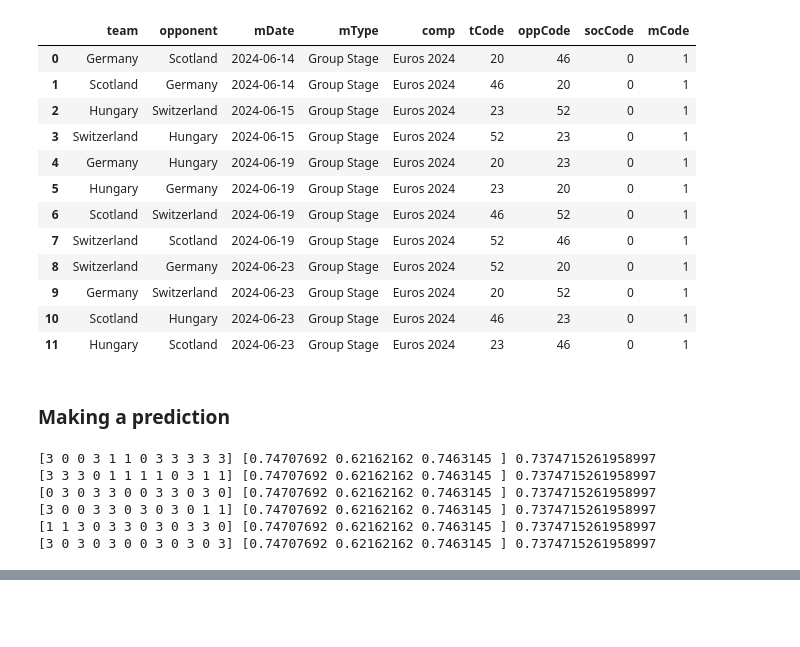
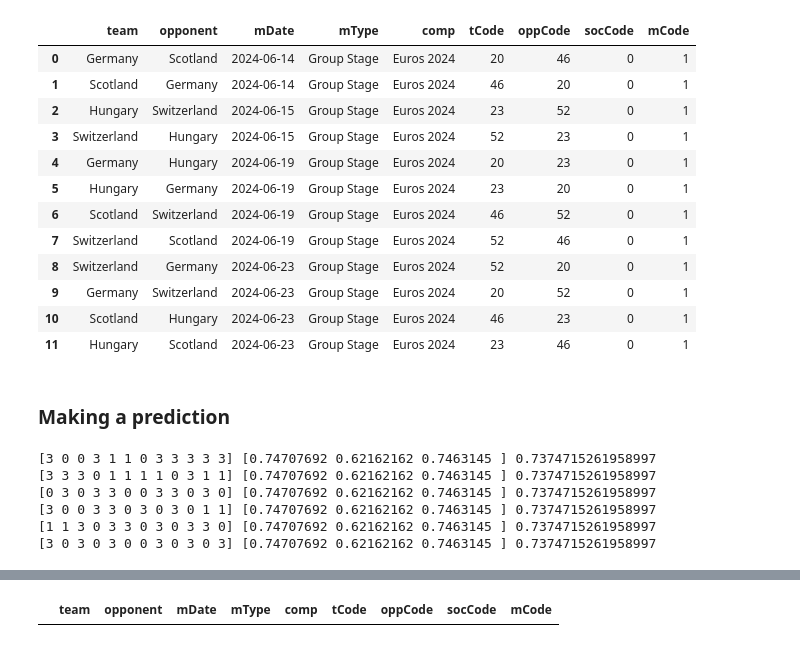
Before and after one commit to axndyg/euros-WebScraping, a Jupyter notebook: euros_modeling.ipynb, the cells around one changed output, grey strips where cells are left out. Cells and saved outputs as stored; diff of their text form; code cells hidden in the pictures; blank space fills up the shorter version.

```diff
--- a/euros_modeling.ipynb
+++ b/euros_modeling.ipynb
@@ -446,0 +453,5 @@ lineup_tables[0]
+# %%
+ko_matches = pd.DataFrame(data=mInfo)
+ko_matches.drop(index=0)
+# %% [output]
+|  | team | opponent | mDate | mType | comp | tCode | oppCode | socCode | mCode |
```
Also changed, not shown: parts of 11 cells of this notebook.
